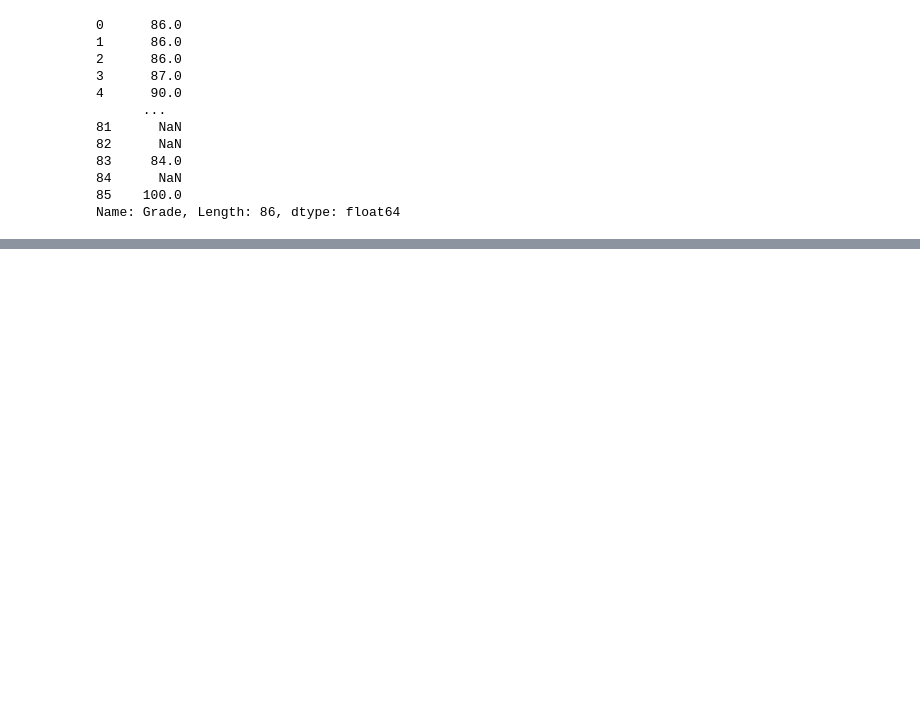
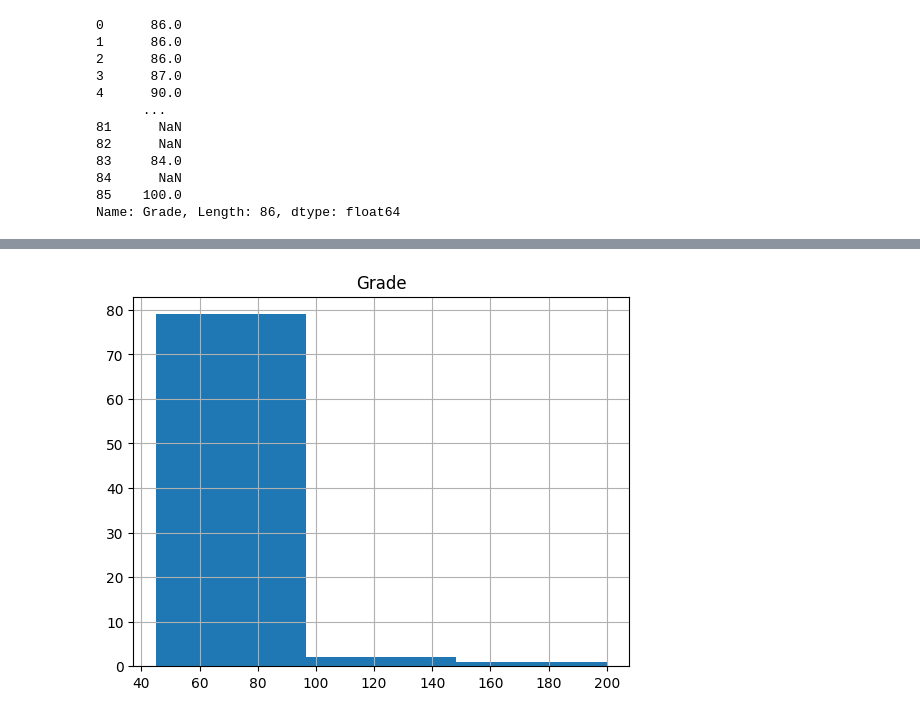
Before and after one commit to Jdalarmi/DataScience, a Jupyter notebook: app/Exploratory_Data_Analysis/practice_pyetl.ipynb, the cells around one changed output, grey strips where cells are left out. Saved outputs shown, nothing was run; the diff lists cells and outputs as text; code cells hidden in the pictures; blank space fills up the shorter version.

```diff
--- a/app/Exploratory_Data_Analysis/practice_pyetl.ipynb
+++ b/app/Exploratory_Data_Analysis/practice_pyetl.ipynb
@@ -71,0 +148,4 @@ Error:
+# %%
+df_grades.hist(bins=3);
+# %% [output]
+[figure, added]
```
Also changed, not shown: parts of 17 cells of this notebook, 1 other file.
